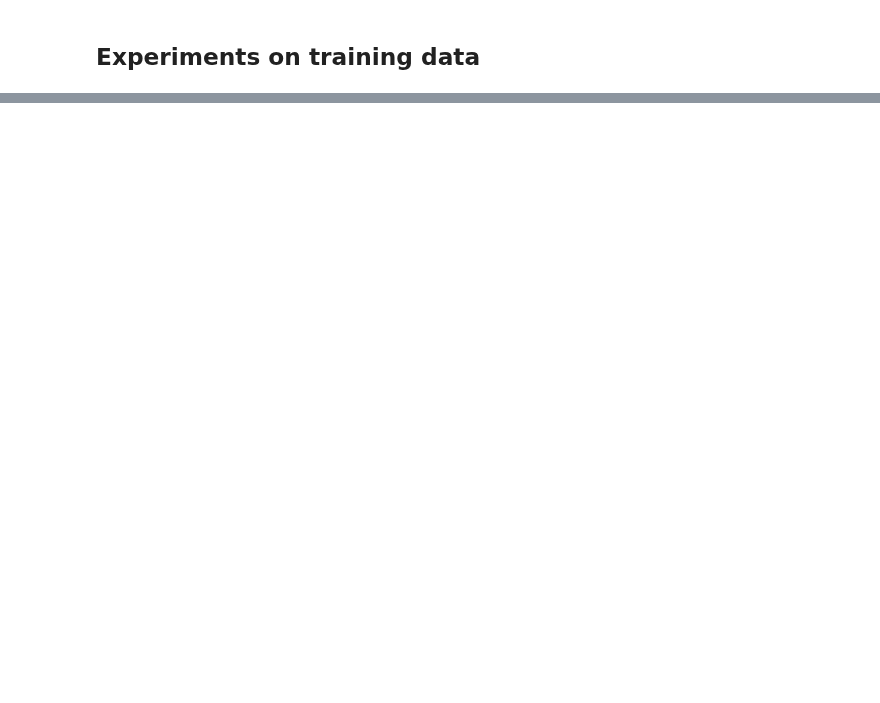
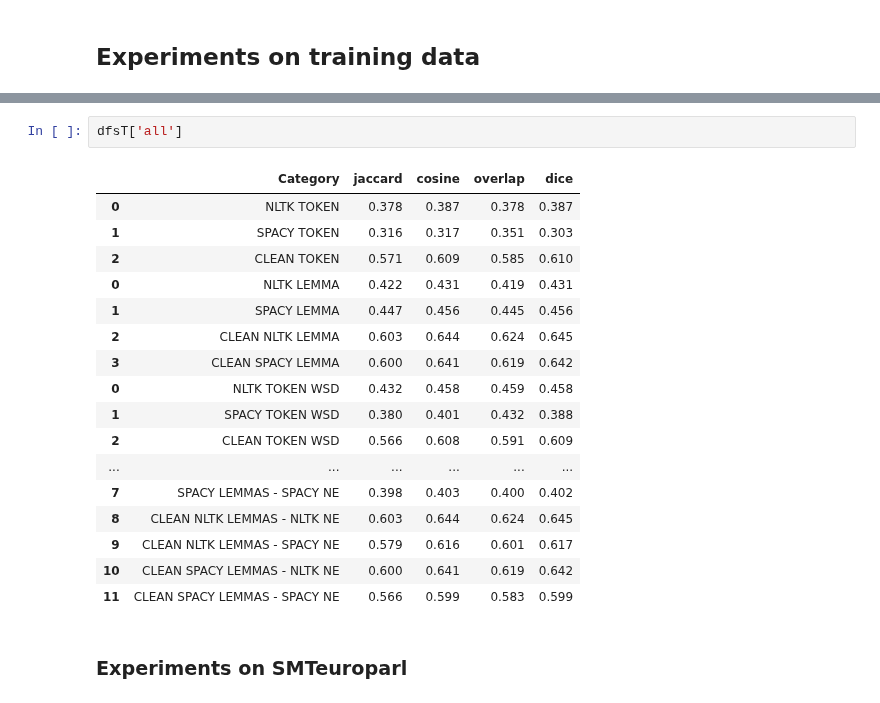
Before and after one commit to MarioROT/IHLT-MAI, a Jupyter notebook: STS_final_project.ipynb, the cells around one changed output, grey strips where cells are left out. Saved outputs shown, nothing was run; the diff lists cells and outputs as text; blank space fills up the shorter version.

Commit message:
Adding more experiments

```diff
--- a/STS_final_project.ipynb
+++ b/STS_final_project.ipynb
@@ -73 +302,23 @@ test = Dataset('complementary_material/test-gold/')
+# %%
+dfsT['all']
+# %% [output]
+|  | Category | jaccard | cosine | overlap | dice |
+| 0 | NLTK TOKEN | 0.378 | 0.387 | 0.378 | 0.387 |
+| 1 | SPACY TOKEN | 0.316 | 0.317 | 0.351 | 0.303 |
+| 2 | CLEAN TOKEN | 0.571 | 0.609 | 0.585 | 0.610 |
+| 0 | NLTK LEMMA | 0.422 | 0.431 | 0.419 | 0.431 |
+| 1 | SPACY LEMMA | 0.447 | 0.456 | 0.445 | 0.456 |
+| 2 | CLEAN NLTK LEMMA | 0.603 | 0.644 | 0.624 | 0.645 |
+| 3 | CLEAN SPACY LEMMA | 0.600 | 0.641 | 0.619 | 0.642 |
+| 0 | NLTK TOKEN WSD | 0.432 | 0.458 | 0.459 | 0.458 |
+| 1 | SPACY TOKEN WSD | 0.380 | 0.401 | 0.432 | 0.388 |
+| 2 | CLEAN TOKEN WSD | 0.566 | 0.608 | 0.591 | 0.609 |
+| ... | ... | ... | ... | ... | ... |
+| 7 | SPACY LEMMAS - SPACY NE | 0.398 | 0.403 | 0.400 | 0.402 |
+| 8 | CLEAN NLTK LEMMAS - NLTK NE | 0.603 | 0.644 | 0.624 | 0.645 |
+| 9 | CLEAN NLTK LEMMAS - SPACY NE | 0.579 | 0.616 | 0.601 | 0.617 |
+| 10 | CLEAN SPACY LEMMAS - NLTK NE | 0.600 | 0.641 | 0.619 | 0.642 |
+| 11 | CLEAN SPACY LEMMAS - SPACY NE | 0.566 | 0.599 | 0.583 | 0.599 |
+# %% [markdown]
+### Experiments on SMTeuroparl
 # %%
```
Also changed, not shown: parts of 29 cells of this notebook, 1 other file.
